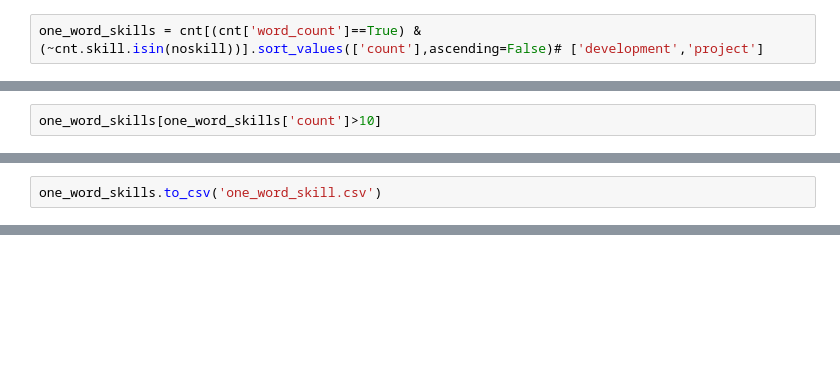
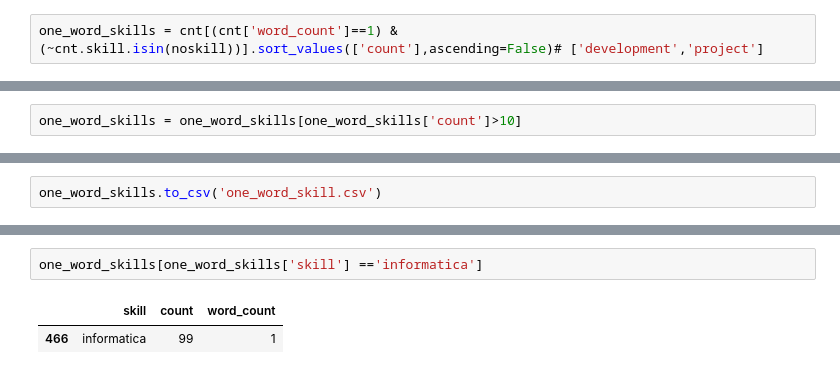
Before and after one commit to impawan/ResumeParser, a Jupyter notebook: Skill extraction using NLP.ipynb, the cells around one changed output, grey strips where cells are left out. Cells and saved outputs as stored; diff of their text form; blank space fills up the shorter version.

```diff
--- a/Skill extraction using NLP.ipynb
+++ b/Skill extraction using NLP.ipynb
@@ -153,4 +180,4 @@ cnt['word_count'] = cnt.skill.apply(count_words)
 #remove the uneccesassry list
 noskill = ['development','project','management']
 # %%
-one_word_skills = cnt[(cnt['word_count']==True) & (~cnt.skill.isin(noskill))].sort_values(['count'],ascending=False)# ['development','project']
+one_word_skills = cnt[(cnt['word_count']==1) & (~cnt.skill.isin(noskill))].sort_values(['count'],ascending=False)# ['development','project']
@@ -157,2 +205,2 @@ one_word_skills = cnt[(cnt['word_count']==True) & (~cnt.skill.isin(noskill))].so
 # %%
-one_word_skills[one_word_skills['count']>10]
+one_word_skills = one_word_skills[one_word_skills['count']>10]
@@ -204,0 +230,5 @@ one_word_skills
+# %%
+one_word_skills[one_word_skills['skill'] =='informatica']
+# %% [output]
+|  | skill | count | word_count |
+| 466 | informatica | 99 | 1 |
```
Also changed, not shown: parts of 14 cells of this notebook, 1 other file.
